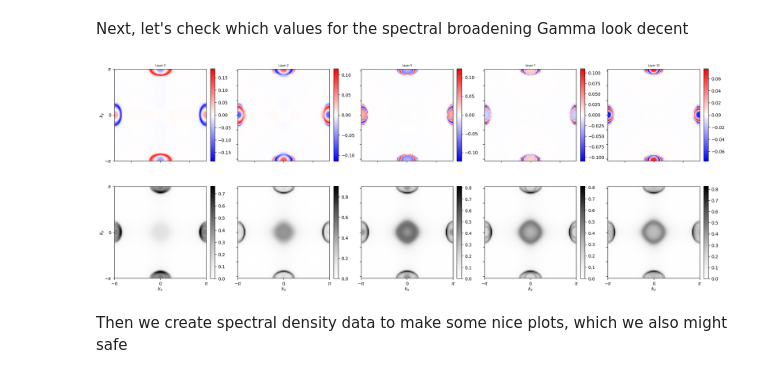
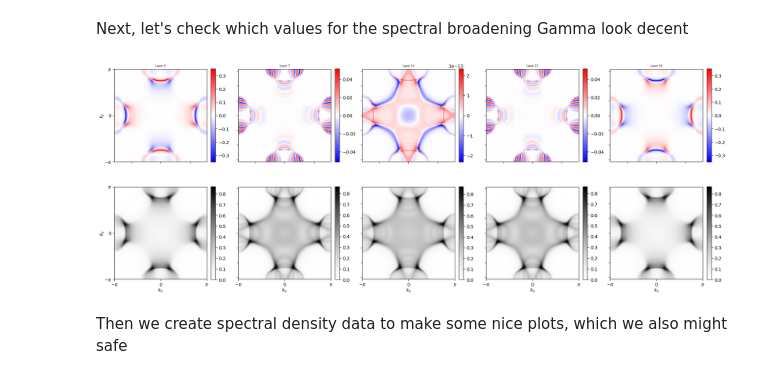
Before and after one commit to dpreuo/alter_surf, a Jupyter notebook: MF_surface_DLKK.ipynb, the cells around one changed output. Saved outputs shown, nothing was run; the diff lists cells and outputs as text; code cells hidden in the pictures.

```diff
--- a/MF_surface_DLKK.ipynb
+++ b/MF_surface_DLKK.ipynb
@@ -170,11 +169,0 @@ filling is:  0.50704
-# %%
-H_DLKK.update_params(dict(PBC=False))
-
-labels = ['\Gamma',"X","R","Y",'\Gamma']
-coloring_operator = H_DLKK.operator.spin
-coloring_operator = np.kron(projector2layer(0,len_z=H_DLKK.param['len_z']), H_DLKK.suboperator.spin)
-cmap = 'bwr'
-
-fig, [ax,ax1] = plt.subplots(1,2,gridspec_kw={'width_ratios': [2,1]},figsize=(10,3))
-plot_bandstruc(ax,H_DLKK,labels_points_path=labels,coloring_operator=coloring_operator,cmap=cmap_bkr)
-#plot_FS(ax1,H_DLKK,coloring_operator=coloring_operator,cmap=cmap_bkr,Lk=50,print_filling=True)
@@ -183,0 +170,27 @@ True
+# %%
+Lq = 50 #MF_parameters['Lq'] #number of k-points in each direction
+
+# Define the k-point grid
+ks = sample_square(Lq)
+#Diagonalize Hamiltonian
+es,psis = H_DLKK.diagonalize(*ks)
+# %%
+#resorting bands by spin.
+spin = exp_value_O(H_DLKK.operator.spin, psis)
+
+asort = np.argsort(spin,axis=0)
+
+es_sorted = np.take_along_axis(es, asort,axis=0)
+psis_sorted = np.take_along_axis(psis, asort[...,np.newaxis],axis=0)
+
+es_up = es_sorted[H_DLKK.n_orbitals//2:, :, :]
+es_dw = es_sorted[:H_DLKK.n_orbitals//2, :, :]
+psis_up = psis_sorted[H_DLKK.n_orbitals//2:, :, :]
+psis_dw = psis_sorted[:H_DLKK.n_orbitals//2, :, :]
+
+asort_up = np.argsort(es_up,axis=0)
+asort_dw = np.argsort(es_dw,axis=0)
+es_up = np.take_along_axis(es_up, asort_up,axis=0)
+es_dw = np.take_along_axis(es_dw, asort_dw,axis=0)
+psis_up = np.take_along_axis(psis_up, asort_up[...,np.newaxis],axis=0)
+psis_dw = np.take_along_axis(psis_dw, asort_dw[...,np.newaxis],axis=0)
@@ -186,7 +226,7 @@ True
 # %% [markdown]
 First diagonalize the entire problem for a quite high momentum resolution
 # %%
-Lq = 100 #MF_parameters['Lq'] #number of k-points in each direction
+Lq = 101 #MF_parameters['Lq'] #number of k-points in each direction
 
 # Define the k-point grid
 ks = sample_square(Lq)
@@ -237,7 +277,7 @@ Next, let's check which values for the spectral broadening Gamma look decent
 Gamma = 5e-2
 len_z = Hparam0['len_z']
 #layers = [0,len_z//6,len_z//3,len_z//2]
-layers = np.linspace(0,len_z//2,5,dtype=int)
+layers = np.linspace(0,len_z-2,5,dtype=int)
 
 
 #Plot
@@ -245,34 +285,34 @@ fig,axs = plt.subplots(2,len(layers),figsize=(4*len(layers),8))
 
 for ax_column,layer in zip(axs.T,layers):
     proj_2layers = projector2layer(layer,len_z=len_z)+projector2layer(layer+1,len_z=len_z)
     coloring_operator = np.kron(proj_2layers,H_DLKK.suboperator.spin) #projected spin_operator
 
     #compute spin spectral density
     Os = exp_value_O(coloring_operator,psis) #.shape=(n,y,x)
     spectral_density_spin = np.sum(Os*Gamma/(es**2+Gamma**2),axis=0)/len_z
 
     #compute spectral density
     Os = exp_value_O(np.kron(proj_2layers,np.ones(4)),psis) #.shape=(n,y,x)
     spectral_density0 = np.sum(Os*Gamma/(es**2+Gamma**2),axis=0)/len_z
 
 
     vmax_spin = np.abs(spectral_density_spin).max()
     vmax0 = np.abs(spectral_density0).max()
 
     imT = plot_spectral_density(ax_column[0],spectral_density_spin,title_plot='Layer '+str(layer),show_ylabel=(layer==0),show_xlabel=False,vmax=vmax_spin)
     imB = plot_spectral_density(ax_column[1],spectral_density0,show_ylabel=(layer==0),show_xlabel=True,vmax=vmax0,vmin=0,cmap='Greys')
 
     #colorbars for each plot
     plt.colorbar(imT,ax=ax_column[0],fraction=0.046,pad=0.04)
     plt.colorbar(imB,ax=ax_column[1],fraction=0.046,pad=0.04)
 
 
 # plt.colorbar(imT,ax=axs[0,-1],fraction=0.046,pad=0.04)
 # plt.colorbar(imB,ax=axs[1,-1],fraction=0.046,pad=0.04)
 
 plt.tight_layout()
 # %% [output]
-[figure, old version]
+[figure, new version]
 # %% [markdown]
 Then we create spectral density data to make some nice plots, which we also might safe
 # %%
```
Also changed, not shown: parts of 10 cells of this notebook, 13 other files.
